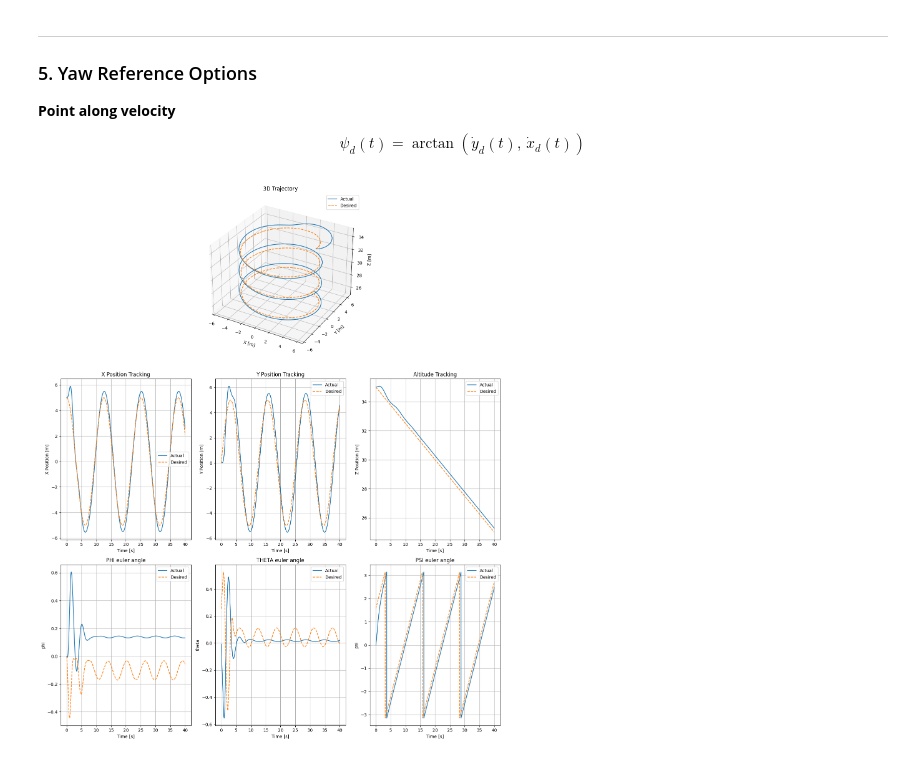
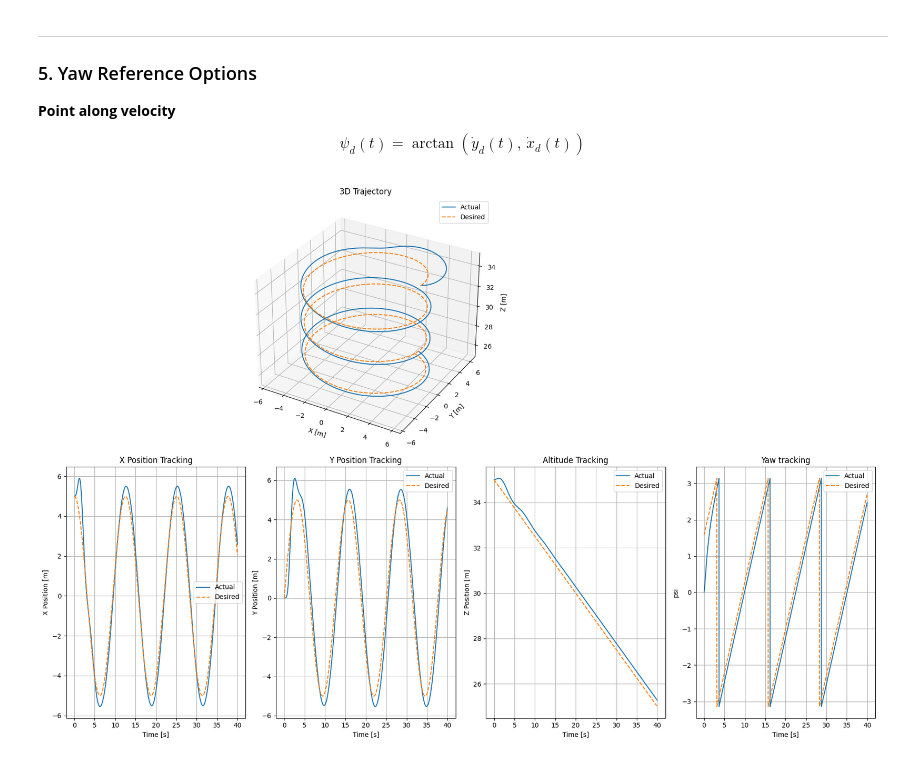
Before and after one commit to CamelPoem32/Backstepping_drone, a Jupyter notebook: text.ipynb, the cells around one changed output. Drawn from its saved outputs; the diff is of its cells as text; code cells hidden in the pictures.

Commit message:
visualization + only 4 plots

```diff
--- a/text.ipynb
+++ b/text.ipynb
@@ -479,10 +479,10 @@ class Simulation:
         df = pd.DataFrame(self.data)
 
         # Create figure with subplots
-        fig = plt.figure(figsize=(15, 18))
+        fig = plt.figure(figsize=(18, 12))
 
         # 3D trajectory plot
-        ax1 = plt.subplot2grid((3, 3), (0, 0), colspan=3, projection='3d')
+        ax1 = plt.subplot2grid((2, 4), (0, 0), colspan=3, projection='3d')
         ax1.plot(df['x'], df['y'], df['z'], label='Actual')
         ax1.plot(df['x_d'], df['y_d'], df['z_d'], '--', label='Desired')
         ax1.set_xlabel('X [m]')
@@ -492,7 +492,7 @@ class Simulation:
         ax1.legend()
 
         # X position plot
-        ax2 = plt.subplot2grid((3, 3), (1, 0))
+        ax2 = plt.subplot2grid((2, 4), (1, 0))
         ax2.plot(df['time'], df['x'], label='Actual')
         ax2.plot(df['time'], df['x_d'], '--', label='Desired')
         ax2.set_xlabel('Time [s]')
@@ -502,7 +502,7 @@ class Simulation:
         ax2.legend()
 
         # Y position plot
-        ax3 = plt.subplot2grid((3, 3), (1, 1))
+        ax3 = plt.subplot2grid((2, 4), (1, 1))
         ax3.plot(df['time'], df['y'], label='Actual')
         ax3.plot(df['time'], df['y_d'], '--', label='Desired')
         ax3.set_xlabel('Time [s]')
@@ -512,7 +512,7 @@ class Simulation:
         ax3.legend()
 
         # Z position plot
-        ax4 = plt.subplot2grid((3, 3), (1, 2))
+        ax4 = plt.subplot2grid((2, 4), (1, 2))
         ax4.plot(df['time'], df['z'], label='Actual')
         ax4.plot(df['time'], df['z_d'], '--', label='Desired')
         ax4.set_xlabel('Time [s]')
@@ -521,56 +521,38 @@ class Simulation:
         ax4.grid(True)
         ax4.legend()
 
-        ax5 = plt.subplot2grid((3, 3), (2, 0))
-        ax5.plot(df['time'], df['phi'], label='Actual')
-        ax5.plot(df['time'], df['phi_d'], '--', label='Desired')
+        ax5 = plt.subplot2grid((2, 4), (1, 3))
+        ax5.plot(df['time'], df['psi'], label='Actual')
+        ax5.plot(df['time'], df['psi_d'], '--', label='Desired')
         ax5.set_xlabel('Time [s]')
-        ax5.set_ylabel('phi')
-        ax5.set_title('PHI euler angle')
+        ax5.set_ylabel('psi')
+        ax5.set_title('Yaw tracking')
         ax5.grid(True)
         ax5.legend()
-
-        ax6 = plt.subplot2grid((3, 3), (2, 1))
-        ax6.plot(df['time'], df['theta'], label='Actual')
-        ax6.plot(df['time'], df['theta_d'], '--', label='Desired')
-        ax6.set_xlabel('Time [s]')
-        ax6.set_ylabel('theta')
-        ax6.set_title('THETA euler angle')
-        ax6.grid(True)
-        ax6.legend()
-
-        ax7 = plt.subplot2grid((3, 3), (2, 2))
-        ax7.plot(df['time'], df['psi'], label='Actual')
-        ax7.plot(df['time'], df['psi_d'], '--', label='Desired')
-        ax7.set_xlabel('Time [s]')
-        ax7.set_ylabel('psi')
-        ax7.set_title('PSI euler angle')
-        ax7.grid(True)
-        ax7.legend()
 
         plt.tight_layout()
         plt.show()
 
 # ======================================
 #               Usage
 # ======================================
 if __name__ == "__main__":
     params = {
         'm': 0.5,
         'Ix': 0.01,
         'Iy': 0.01,
         'Iz': 0.02,
         'g': 9.81
     }
 
     initial_state = [0, 0, 0, 0, 0, 0, 35, 0, 0, 0, 5, 0]
 
     drone = UAV(initial_state, dt=0.01, params=params)
     controller = DroneController()
     sim = Simulation(drone, controller, total_time=40)
 
     sim.run()
     sim.save_to_csv("drone_simulation_full.csv")
     sim.plot_3d_trajectory()
 # %% [output]
-[figure, old version]
+[figure, new version]
```
Also changed, not shown: 1 other file.
